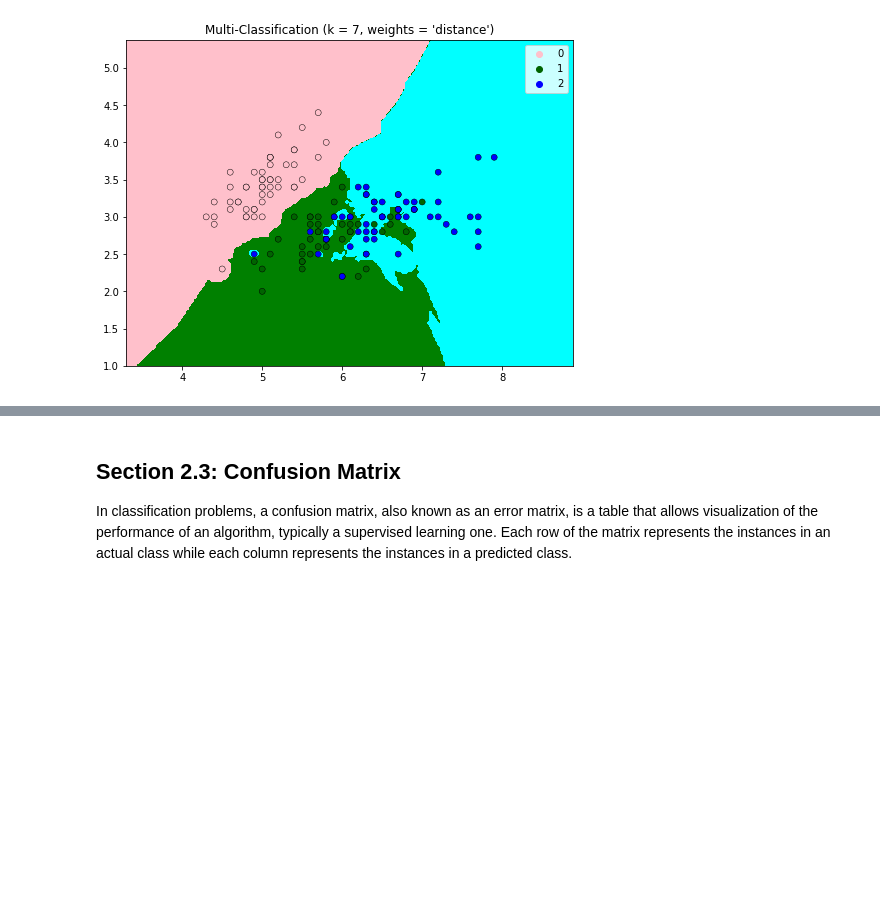
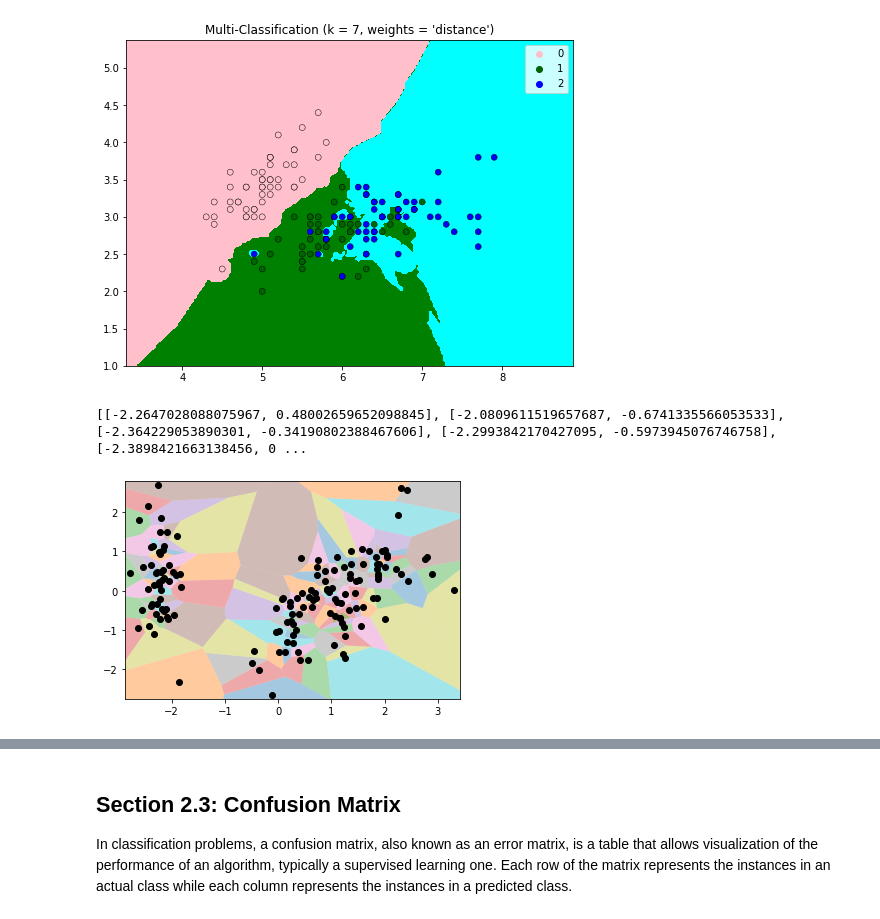
Before and after one commit to ModiAkshay1/fmml_assignments, a Jupyter notebook: FMML_MOD3_Lab2_2022.ipynb, the cells around one changed output, grey strips where cells are left out. Saved outputs shown, nothing was run; the diff lists cells and outputs as text; code cells hidden in the pictures; blank space fills up the shorter version.

```diff
--- a/FMML_MOD3_Lab2_2022.ipynb
+++ b/FMML_MOD3_Lab2_2022.ipynb
@@ -315,3 +372,46 @@ decision_boundary_plot(x_pts,y_pts,7)
 ## by only considering two attributes of the dataset. You must be already familiar with PCA.
 ## Apply PCA on the dataset above to reduce it to two dimensions.
 ## Plot the Voronoi diagram and Decision boundaries after that.
+# %%
+X = df.iloc[:,:4].values
+y = df.iloc[:,4].values
+from sklearn.preprocessing import StandardScaler
+X_std = StandardScaler().fit_transform(X)
+from sklearn.decomposition import PCA
+sklearn_pca = PCA(n_components=2)
+Y_sklearn = sklearn_pca.fit_transform(X_std)
+# %%
+final_df = pd.DataFrame(columns=["PC1", "PC2"])
+
+for i in range(len(Y_sklearn)):
+
+    dicti = dict()
+
+    dicti["PC1"] = Y_sklearn[i, 0]
+    dicti["PC2"] = Y_sklearn[i, 1]
+    final_df = final_df.append(dicti, ignore_index = True)
+
+points = []
+xpts = np.array(final_df["PC1"])
+ypts = np.array(final_df["PC2"])
+for i in range(len(xpts)):
+  points.append([xpts[i],ypts[i]])
+print(points)
+points = np.array(points)
+# compute Voronoi tesselation
+vor = Voronoi(points)
+
+regions, vertices = voronoi_finite_polygons_2d(vor)
+
+for region in regions:
+    polygon = vertices[region]
+    plt.fill(*zip(*polygon), alpha=0.4)
+
+plt.plot(points[:,0], points[:,1], 'ko')
+plt.xlim(vor.min_bound[0] - 0.1, vor.max_bound[0] + 0.1)
+plt.ylim(vor.min_bound[1] - 0.1, vor.max_bound[1] + 0.1)
+
+plt.show()
+# %% [output]
+[[-2.2647028088075967, 0.48002659652098845], [-2.0809611519657687, -0.6741335566053533], [-2.364229053890301, -0.34190802388467606], [-2.2993842170427095, -0.5973945076746758], [-2.3898421663138456, 0 ...
+[figure, added]
```
Also changed, not shown: parts of 9 cells of this notebook.
